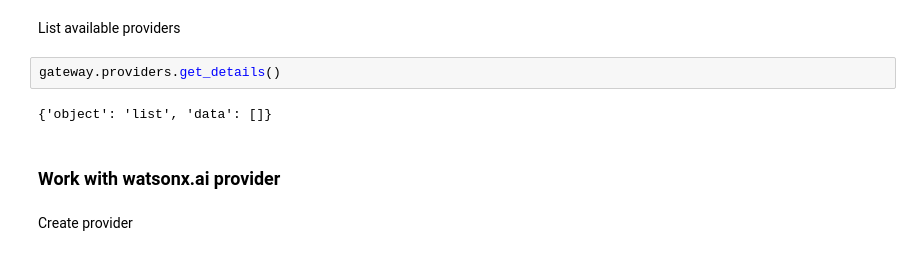
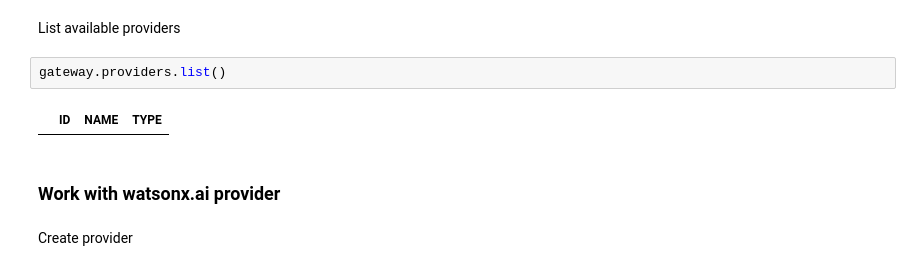
Before and after one commit to wgifford/watsonx-ai-samples, a Jupyter notebook: cloud/notebooks/python_sdk/deployments/ai_services/Use watsonx, and Model Gateway to run as AI service with load balancing.ipynb, the cells around one changed output. Drawn from its saved outputs; the diff is of its cells as text.

Commit message:
Fixes for Model Gateway AI service notebook
Signed-off-by: Rafal Chrzanowski <Rafal.Chrzanowski@ibm.com>

```diff
--- a/cloud/notebooks/python_sdk/deployments/ai_services/Use watsonx, and Model Gateway to run as AI service with load balancing.ipynb
+++ b/cloud/notebooks/python_sdk/deployments/ai_services/Use watsonx, and Model Gateway to run as AI service with load balancing.ipynb
@@ -128,9 +136,9 @@ gateway.set_secrets_manager(secrets_manager_url)
 # %% [markdown]
 List available providers
 # %%
-gateway.providers.get_details()
+gateway.providers.list()
 # %% [output]
-{'object': 'list', 'data': []}
+|  | ID | NAME | TYPE |
 # %% [markdown]
 ### Work with watsonx.ai provider
 # %% [markdown]
```
Also changed, not shown: parts of 32 cells of this notebook, 1 other file.
